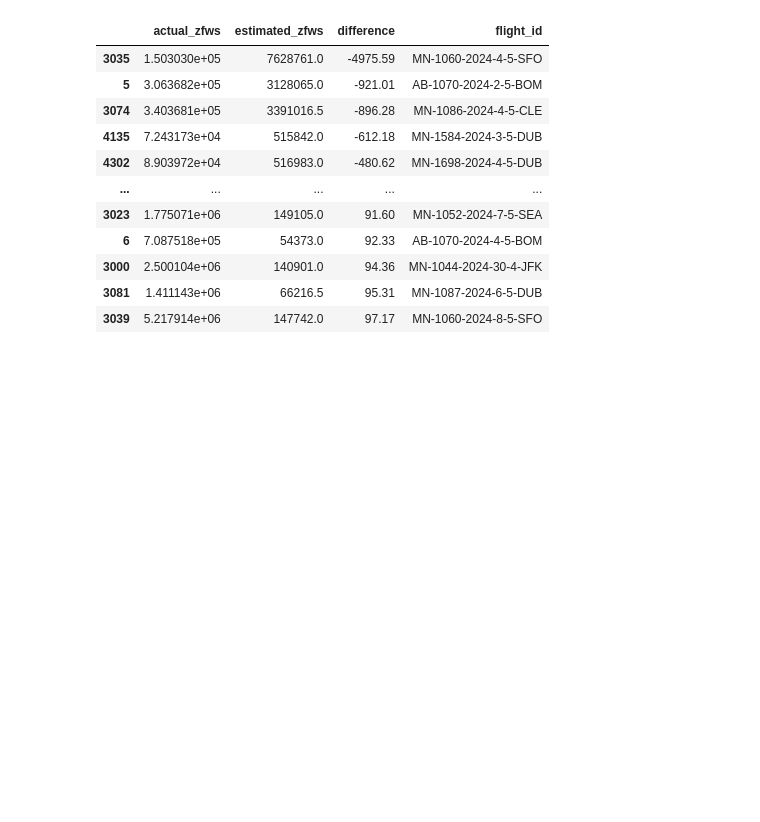
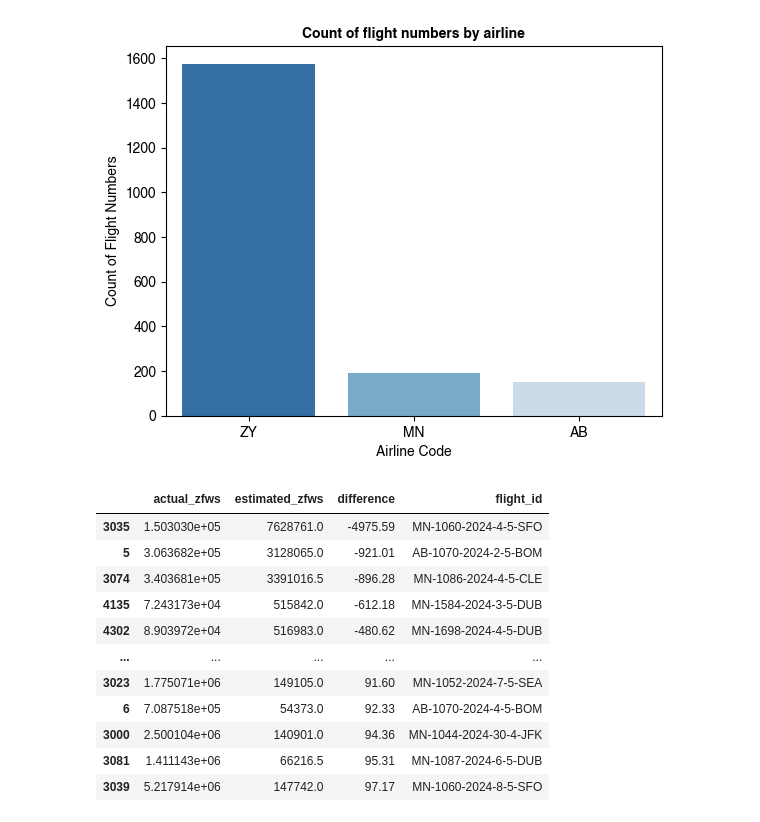
Before and after one commit to aref-hasan/aircraft_load, a Jupyter notebook: visualization/data_quality.ipynb, the cells around one changed output. Saved outputs shown, nothing was run; the diff lists cells and outputs as text; code cells hidden in the pictures; blank space fills up the shorter version.

```diff
--- a/visualization/data_quality.ipynb
+++ b/visualization/data_quality.ipynb
@@ -42,3 +56,16 @@ flight_numbers_by_airline.plot(kind='bar')
+# %%
+flight_numbers_by_airline = weights_df.groupby('airline_code', group_keys=False).apply(lambda group: group['flight_number'].nunique(), include_groups=False).to_frame().reset_index()
+flight_numbers_by_airline.columns = ['airline_code', 'count of flight numbers']
+flight_numbers_by_airline = flight_numbers_by_airline.sort_values(by='count of flight numbers', ascending=False)
+sns.barplot(data=flight_numbers_by_airline, palette="Blues_r", x="airline_code", y="count of flight numbers", hue="airline_code")
+plt.title("Count of flight numbers by airline", fontproperties=bold_font)
+plt.xticks(fontproperties=normal_font)
+plt.yticks(fontproperties=normal_font)
+plt.xlabel("Airline Code", fontproperties=normal_font)
+plt.ylabel("Count of Flight Numbers", fontproperties=normal_font)
+plt.savefig(f"{VISUALIZATION_PATH}count_of_flight_numbers_by_airline.svg")
+# %% [output]
+[figure, added]
 # %%
 zfws = weights_df[["actual_zfws", "estimated_zfws"]]
 zfws = zfws.dropna()
```
Also changed, not shown: parts of 9 cells of this notebook, 6 other files.
